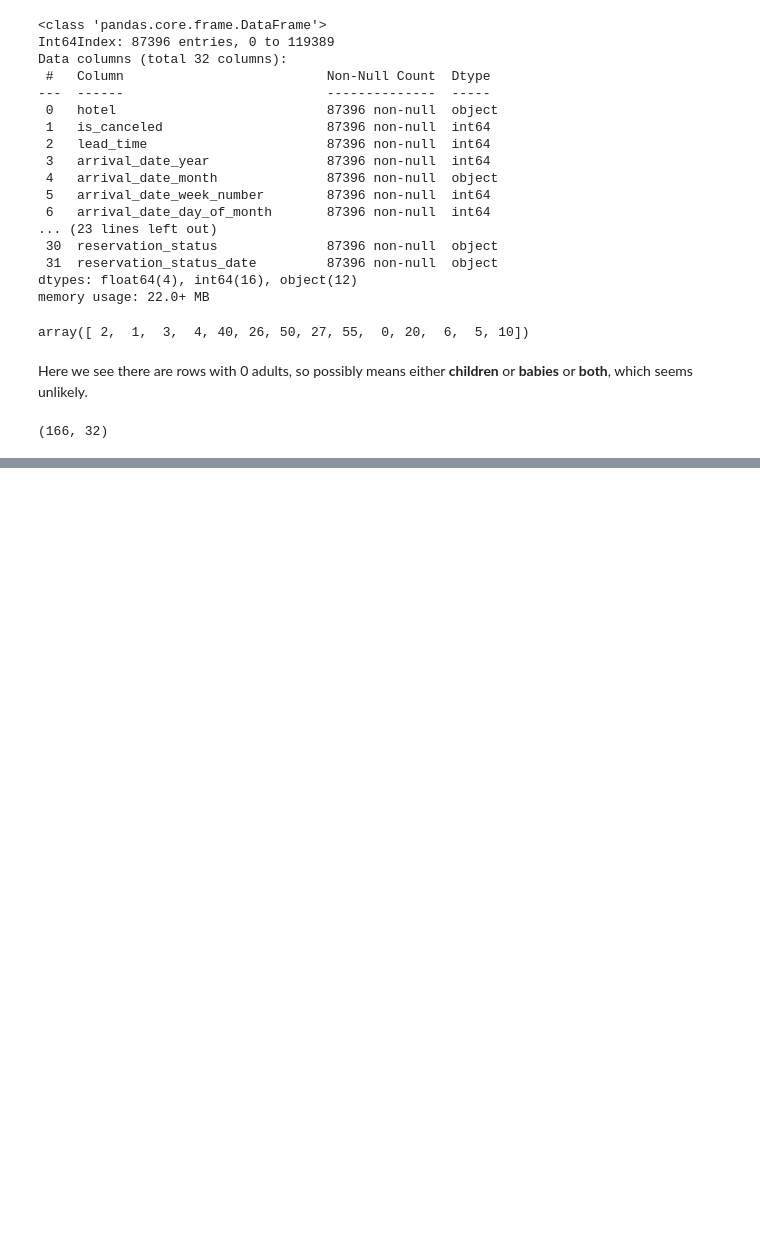
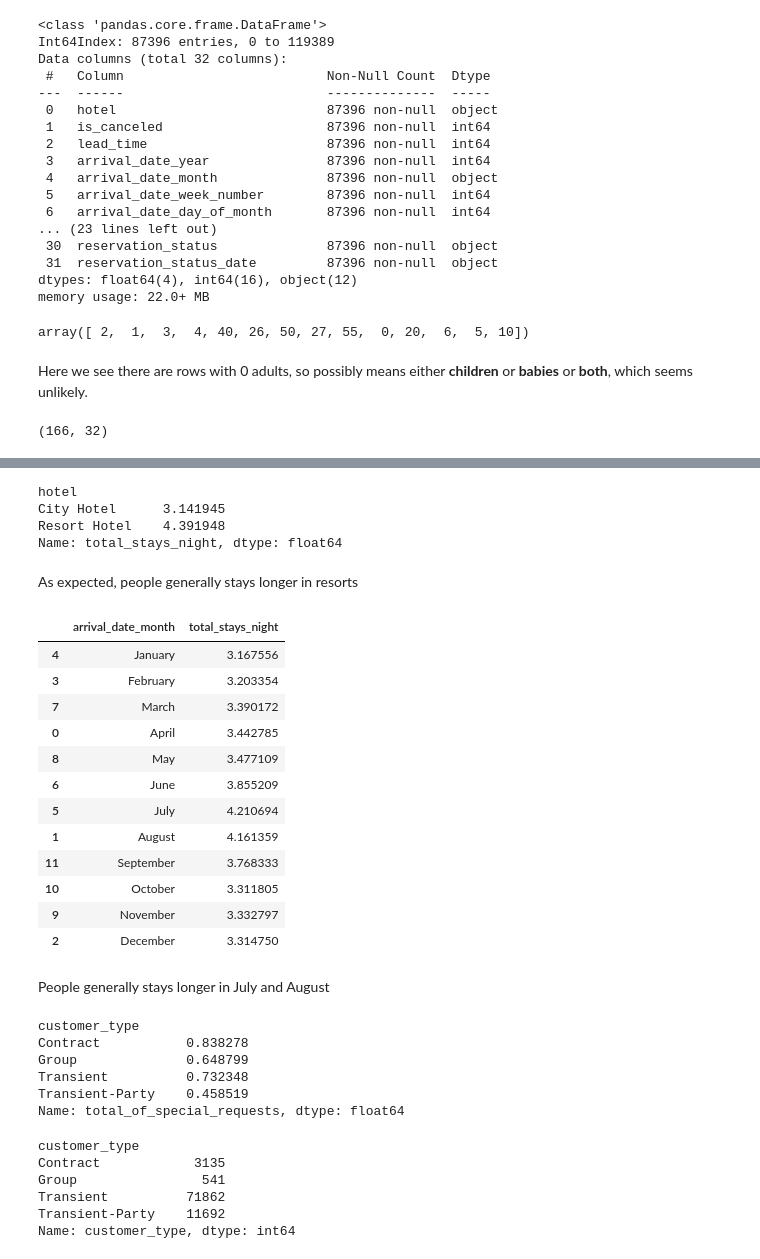
Before and after one commit to ayush9304/HotelBookingAnalysisEDA, a Jupyter notebook: EDA_Hotel_Booking_Analysis.ipynb, the cells around one changed output, grey strips where cells are left out. Saved outputs shown, nothing was run; the diff lists cells and outputs as text; code cells hidden in the pictures; blank space fills up the shorter version.

```diff
--- a/EDA_Hotel_Booking_Analysis.ipynb
+++ b/EDA_Hotel_Booking_Analysis.ipynb
@@ -391,0 +427,51 @@ df.drop(df[df['adults']+df['babies']+df['children'] == 0].index, inplace = True)
+# %%
+# Avg length of stay for different type hotels
+df.groupby('hotel')['total_stays_night'].mean()
+# %% [output]
+hotel
+City Hotel      3.141945
+Resort Hotel    4.391948
+Name: total_stays_night, dtype: float64
+# %% [markdown]
+As expected, people generally stays longer in resorts
+# %%
+# Avg length of stay variation over the year
+d = df.groupby('arrival_date_month')['total_stays_night'].mean().reset_index()
+d['arrival_date_month'] = pd.Categorical(d['arrival_date_month'], categories=months, ordered=True)
+d.sort_values('arrival_date_month', inplace=True)
+d
+# %% [output]
+|  | arrival_date_month | total_stays_night |
+| 4 | January | 3.167556 |
+| 3 | February | 3.203354 |
+| 7 | March | 3.390172 |
+| 0 | April | 3.442785 |
+| 8 | May | 3.477109 |
+| 6 | June | 3.855209 |
+| 5 | July | 4.210694 |
+| 1 | August | 4.161359 |
+| 11 | September | 3.768333 |
+| 10 | October | 3.311805 |
+| 9 | November | 3.332797 |
+| 2 | December | 3.314750 |
+# %% [markdown]
+People generally stays longer in July and August
+# %%
+# Special Requests by customer type
+df.groupby("customer_type")['total_of_special_requests'].mean()
+# %% [output]
+customer_type
+Contract           0.838278
+Group              0.648799
+Transient          0.732348
+Transient-Party    0.458519
+Name: total_of_special_requests, dtype: float64
+# %%
+df.groupby("customer_type")['customer_type'].count()
+# %% [output]
+customer_type
+Contract            3135
+Group                541
+Transient          71862
+Transient-Party    11692
+Name: customer_type, dtype: int64
```
Also changed, not shown: parts of 14 cells of this notebook.
